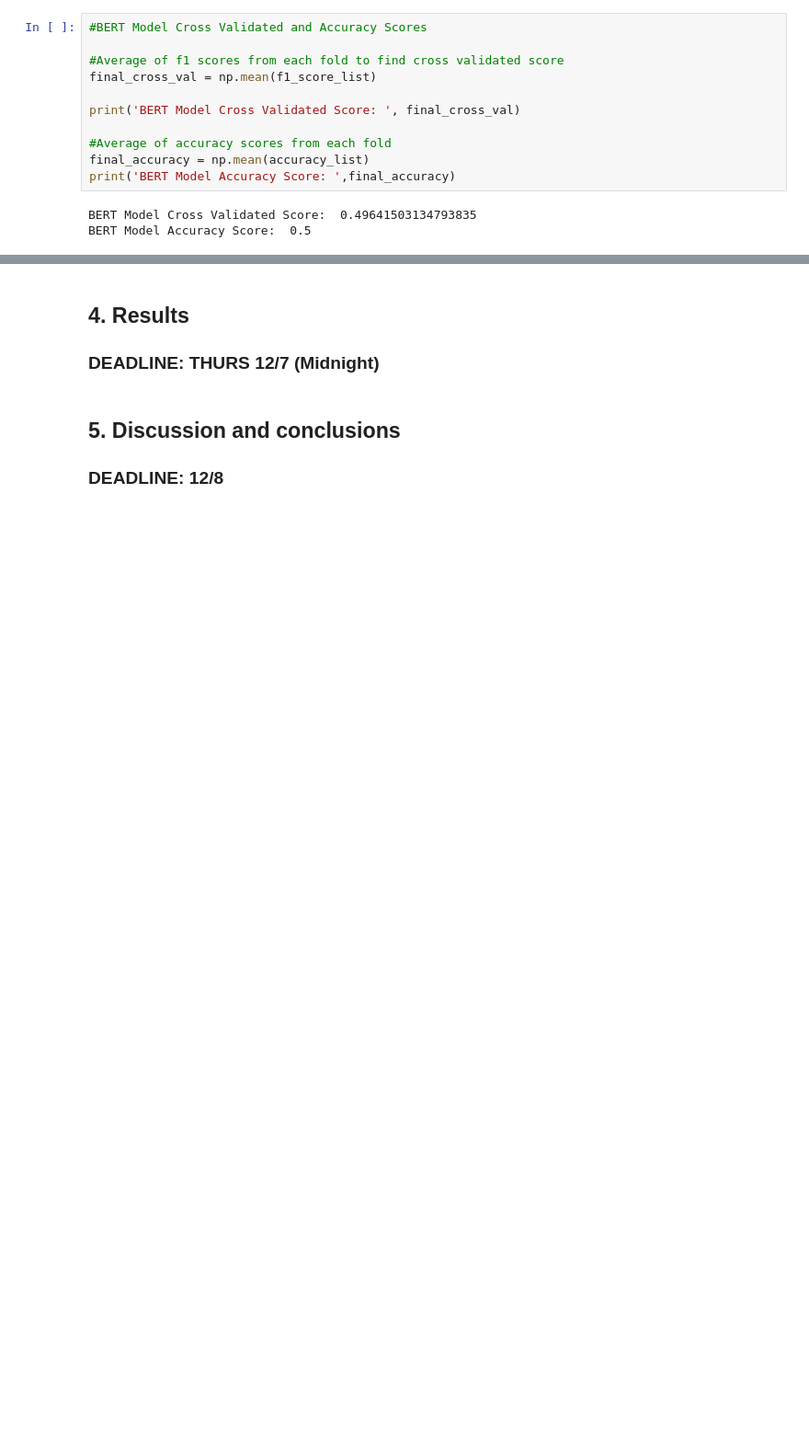
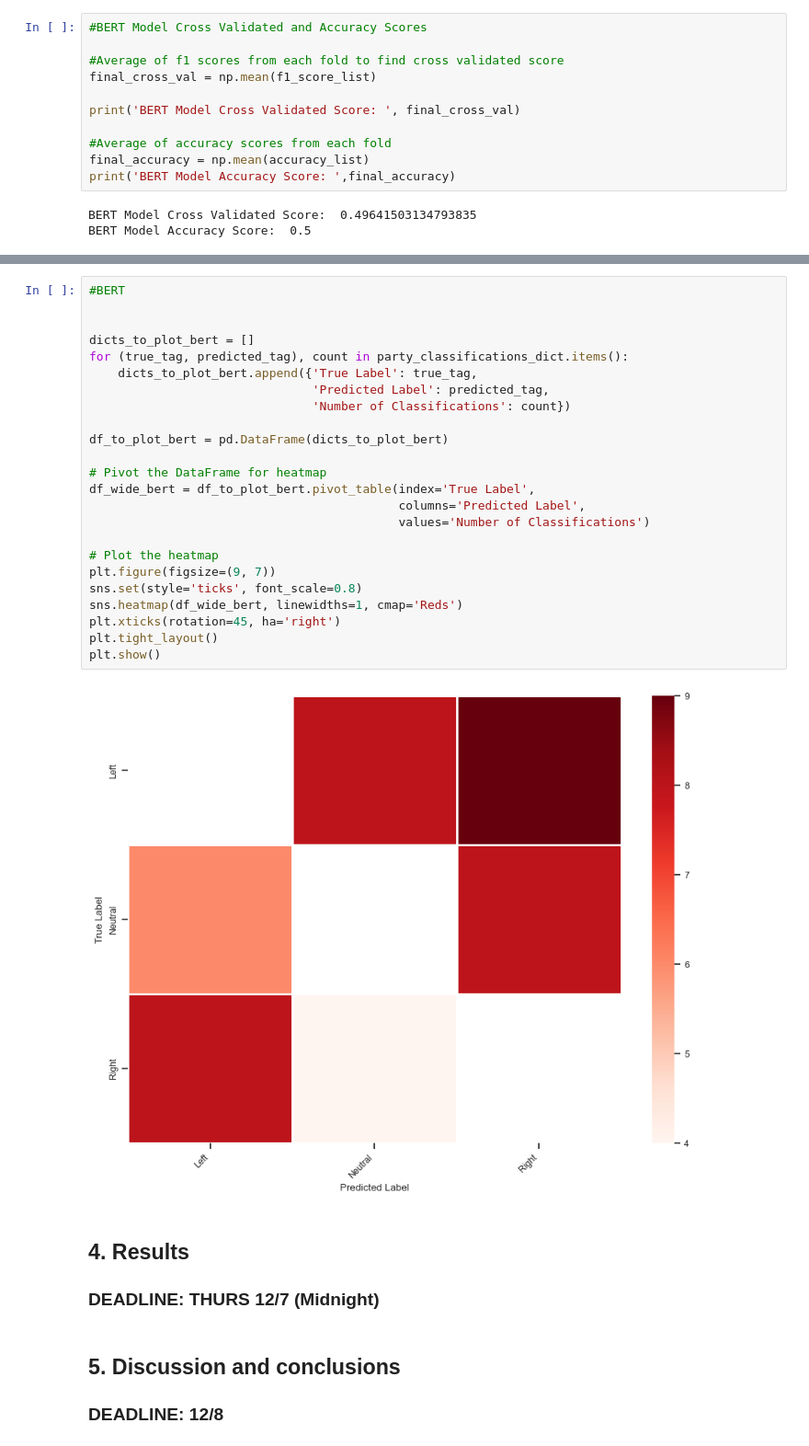
Before and after one commit to stephychen1/info3350-final, a Jupyter notebook: project.ipynb, the cells around one changed output, grey strips where cells are left out. Shown at 92% size. Cells and saved outputs as stored; diff of their text form; blank space fills up the shorter version.

```diff
--- a/project.ipynb
+++ b/project.ipynb
@@ -2281,3 +2407,29 @@ BERT Model Accuracy Score:  0.5
+# %%
+#BERT
+
+
+dicts_to_plot_bert = []
+for (true_tag, predicted_tag), count in party_classifications_dict.items():
+    dicts_to_plot_bert.append({'True Label': true_tag,
+                               'Predicted Label': predicted_tag,
+                               'Number of Classifications': count})
+
+df_to_plot_bert = pd.DataFrame(dicts_to_plot_bert)
+
+# Pivot the DataFrame for heatmap
+df_wide_bert = df_to_plot_bert.pivot_table(index='True Label',
+                                           columns='Predicted Label',
+                                           values='Number of Classifications')
+
+# Plot the heatmap
+plt.figure(figsize=(9, 7))
+sns.set(style='ticks', font_scale=0.8)
+sns.heatmap(df_wide_bert, linewidths=1, cmap='Reds')
+plt.xticks(rotation=45, ha='right')
+plt.tight_layout()
+plt.show()
+# %% [output]
+[figure, added]
 # %% [markdown]
 ## 4. Results
 
```
Also changed, not shown: parts of 6 cells of this notebook.
